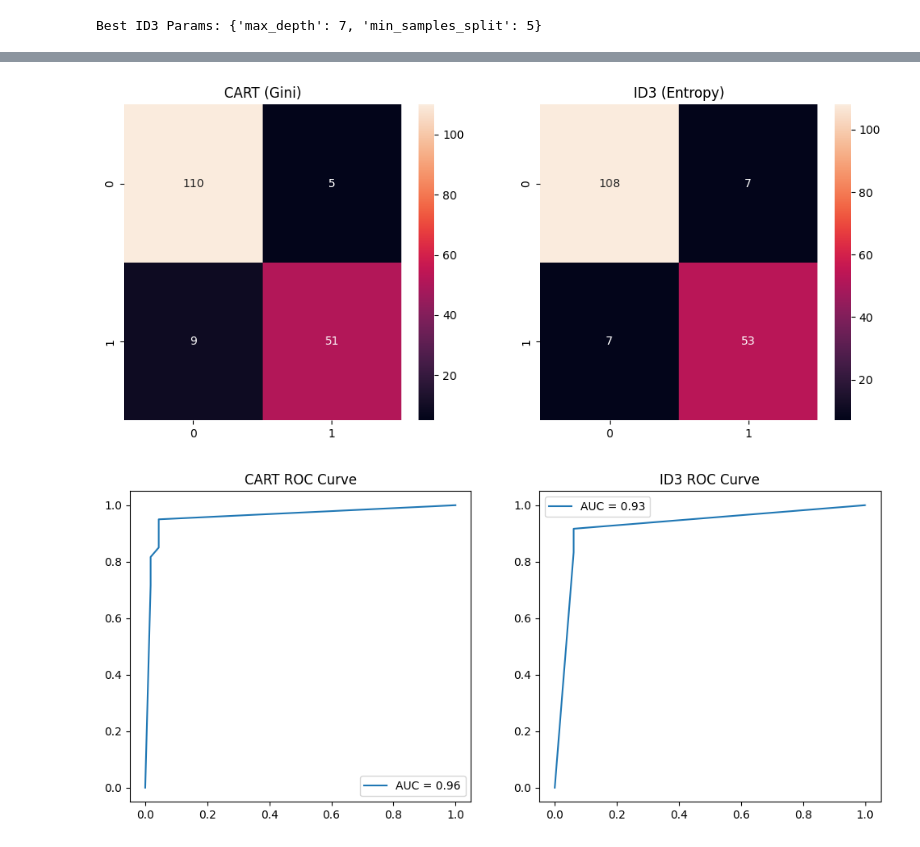
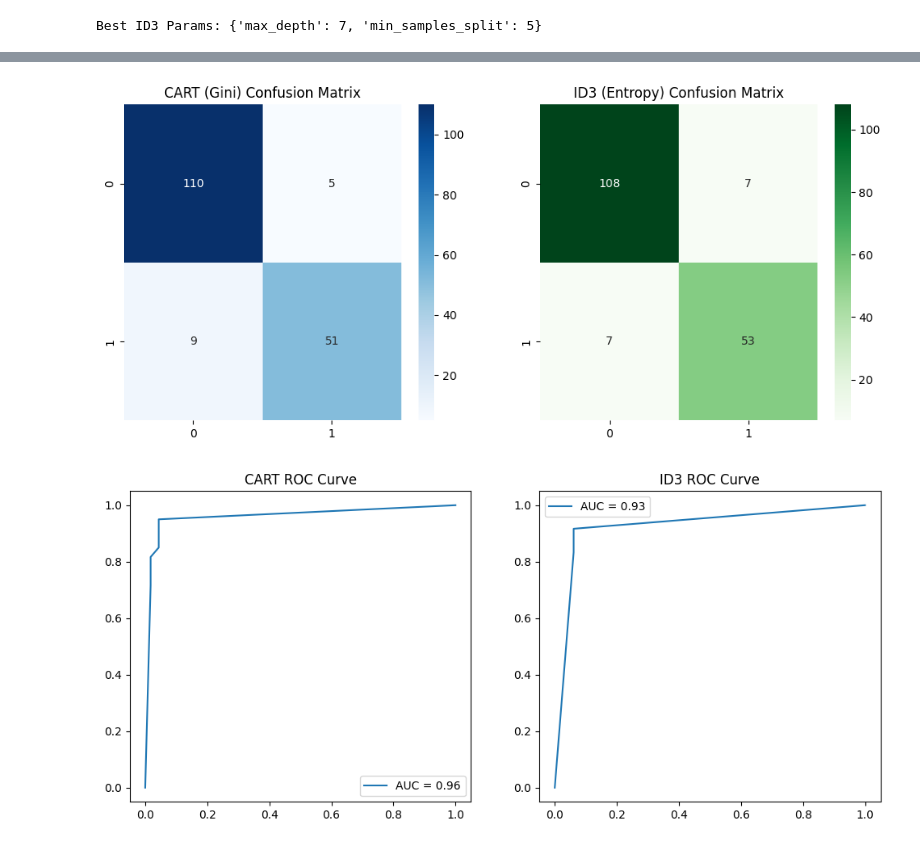
Before and after one commit to RokonUddin370/Assignment-Decision-Tree-DT-Implementation-and-Comparison, a Jupyter notebook: 210120_Decision_Tree_(DT)_.ipynb, the cells around one changed output, grey strips where cells are left out. Saved outputs shown, nothing was run; the diff lists cells and outputs as text; code cells hidden in the pictures.

```diff
--- a/210120_Decision_Tree_(DT)_.ipynb
+++ b/210120_Decision_Tree_(DT)_.ipynb
@@ -45,13 +46,18 @@ X_train, X_test, y_train, y_test = train_test_split(
 )
 # %%
 cart = DecisionTreeClassifier(criterion='gini', random_state=42)
+
 param_grid = {
     'max_depth': [3, 5, 7, 10],
     'min_samples_split': [2, 5, 10]
 }
-cart_cv = GridSearchCV(cart, param_grid, cv=5, scoring='accuracy')
-cart_cv.fit(X_train, y_train)
-
-best_cart = cart_cv.best_estimator_
-print("Best CART Params:", cart_cv.best_params_)
+cart_grid = GridSearchCV(
+    cart,
+    param_grid,
+    cv=5,
+    scoring='accuracy'
+)
+cart_grid.fit(X_train, y_train)
+best_cart = cart_grid.best_estimator_
+print("Best CART Parameters:", cart_grid.best_params_)
 # %% [output]
@@ -72,15 +112,17 @@ y_prob_id3 = best_id3.predict_proba(X_test)[:, 1]
 # %%
 fig, ax = plt.subplots(1, 2, figsize=(12, 5))
+
 sns.heatmap(confusion_matrix(y_test, y_pred_cart),
-            annot=True, fmt='d', ax=ax[0])
-ax[0].set_title("CART (Gini)")
+            annot=True, fmt='d', cmap='Blues', ax=ax[0])
+ax[0].set_title("CART (Gini) Confusion Matrix")
+
 sns.heatmap(confusion_matrix(y_test, y_pred_id3),
-            annot=True, fmt='d', ax=ax[1])
-ax[1].set_title("ID3 (Entropy)")
+            annot=True, fmt='d', cmap='Greens', ax=ax[1])
+ax[1].set_title("ID3 (Entropy) Confusion Matrix")
 
 plt.show()
 # %% [output]
-[figure, old version]
+[figure, new version]
 # %%
 fpr_cart, tpr_cart, _ = roc_curve(y_test, y_prob_cart)
 fpr_id3, tpr_id3, _ = roc_curve(y_test, y_prob_id3)
```
Also changed, not shown: parts of 5 cells of this notebook.
